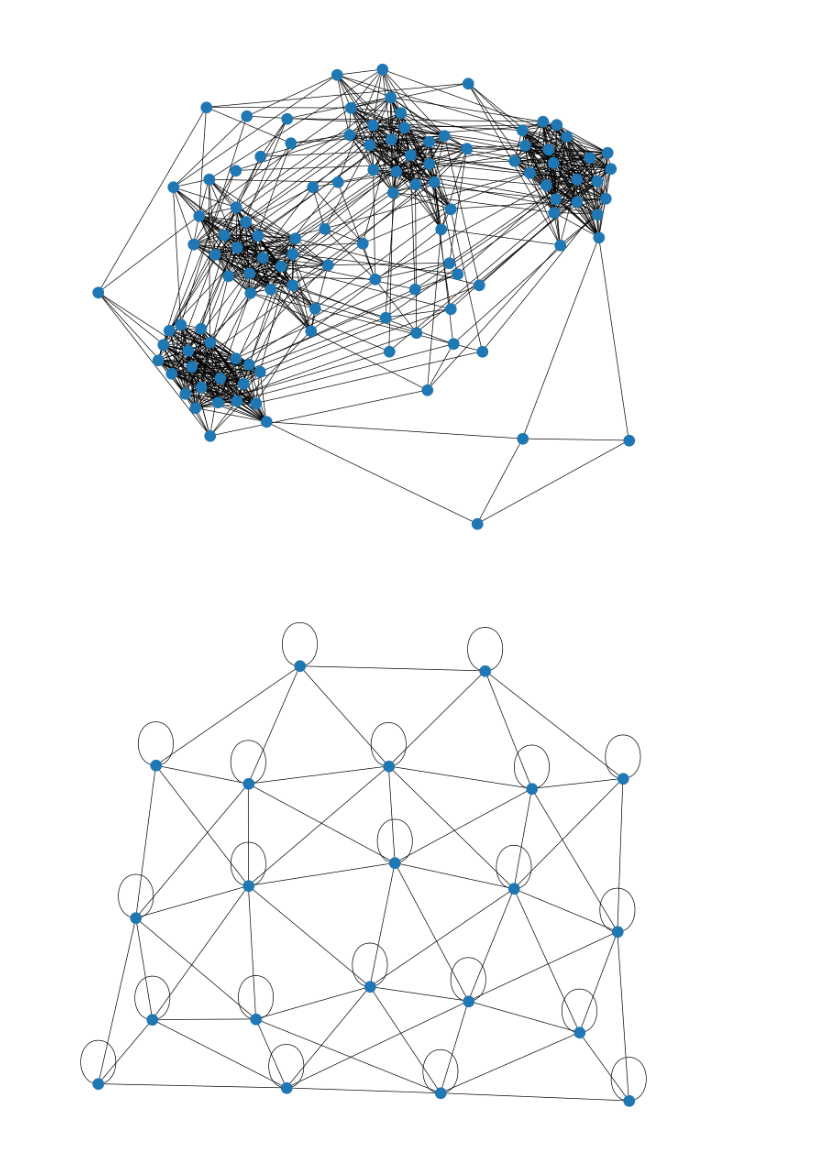
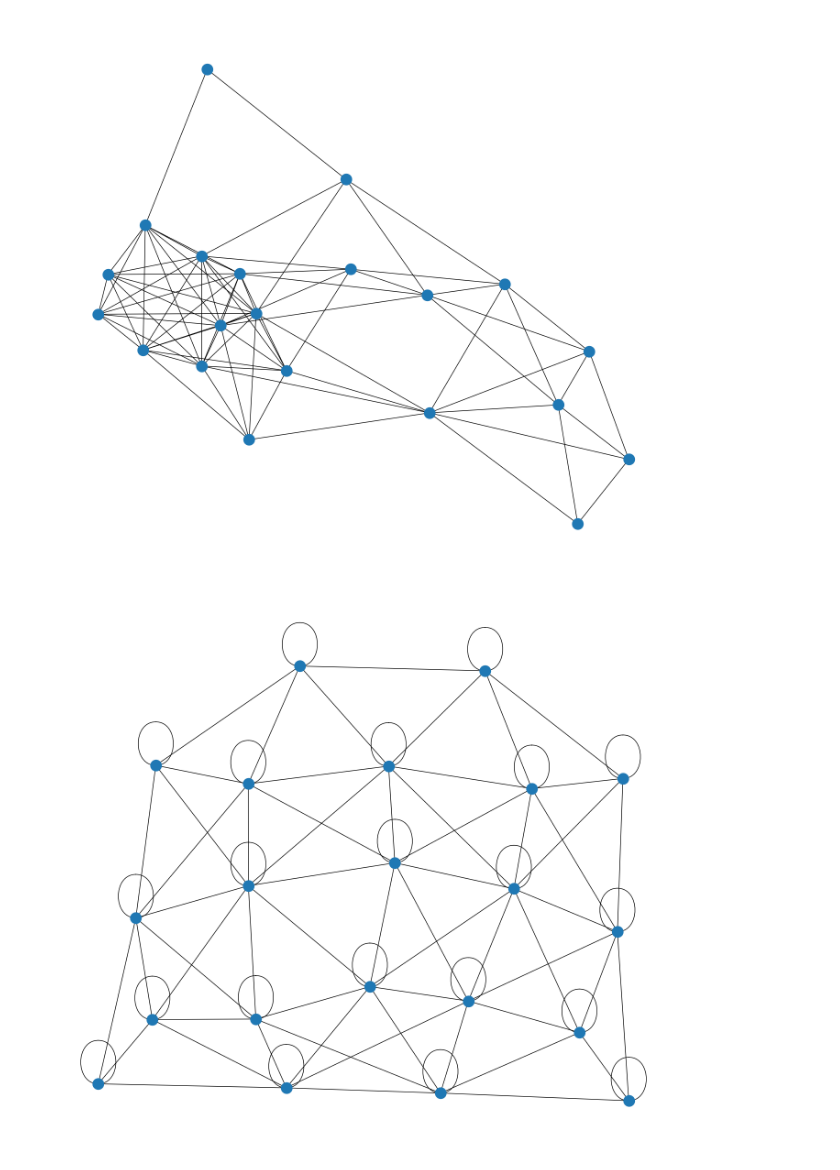
Before and after one commit to mhmnemati/ms-thesis-code, a Jupyter notebook: src/test.ipynb, the cells around one changed output. Drawn from its saved outputs; the diff is of its cells as text; code cells hidden in the pictures.

```diff
--- a/src/test.ipynb
+++ b/src/test.ipynb
@@ -6,22 +6,23 @@ from torch_geometric.utils import to_networkx
 from models import Brain2Vec, Brain2Seq
 from data import TensorDataset
 # %%
-ds = TensorDataset(name="chb_mit_window_5", split="train", folds=5, k=-1, transform=Brain2Seq(
+ds = TensorDataset(name="chb_mit_window_1", split="train", folds=5, k=-1, transform=Brain2Seq(
         n_times=256,
         n_outputs=1,
         layer_type="gcn",
-        aggregator="min",
-        signal_transform="fourier",
-        node_transform="bipolar",
-        edge_select="dynamic",
+        aggregator="max",
+        loss_fn="ce",
+        signal_transform="wavelet",
+        node_transform="unipolar",
+        edge_select="static",
 ).transform)
 
 g = to_networkx(ds[5], to_undirected=True)
 plt.figure(1, figsize=(14, 12))
 nx.draw(g)
 plt.show()
 # %% [output]
-[figure, old version]
+[figure, new version]
 # %%
 dm = CHBMIT(batch_size=8, batch_type="graph2vec", edge_select="close", wave_transform="power")
 dm.setup("fit")
```
Also changed, not shown: 2 other files.
